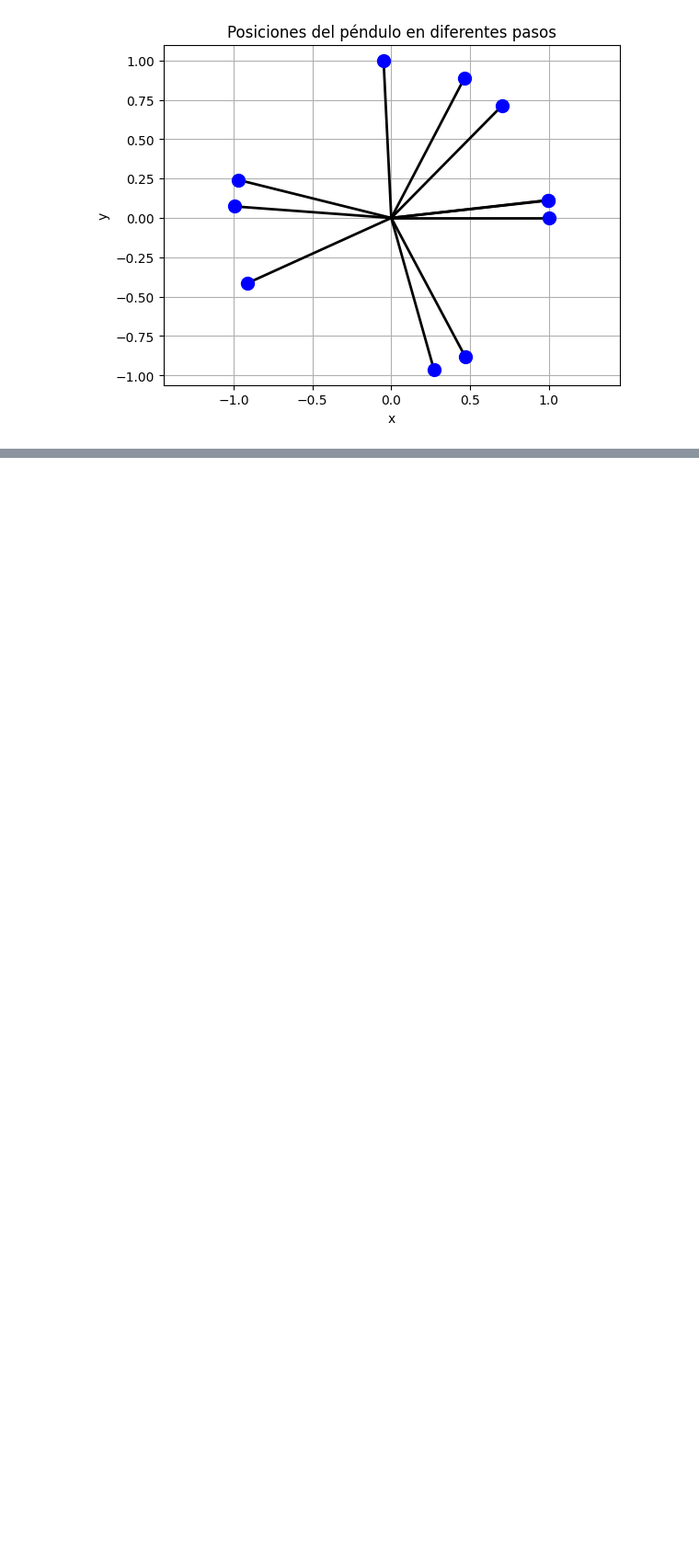
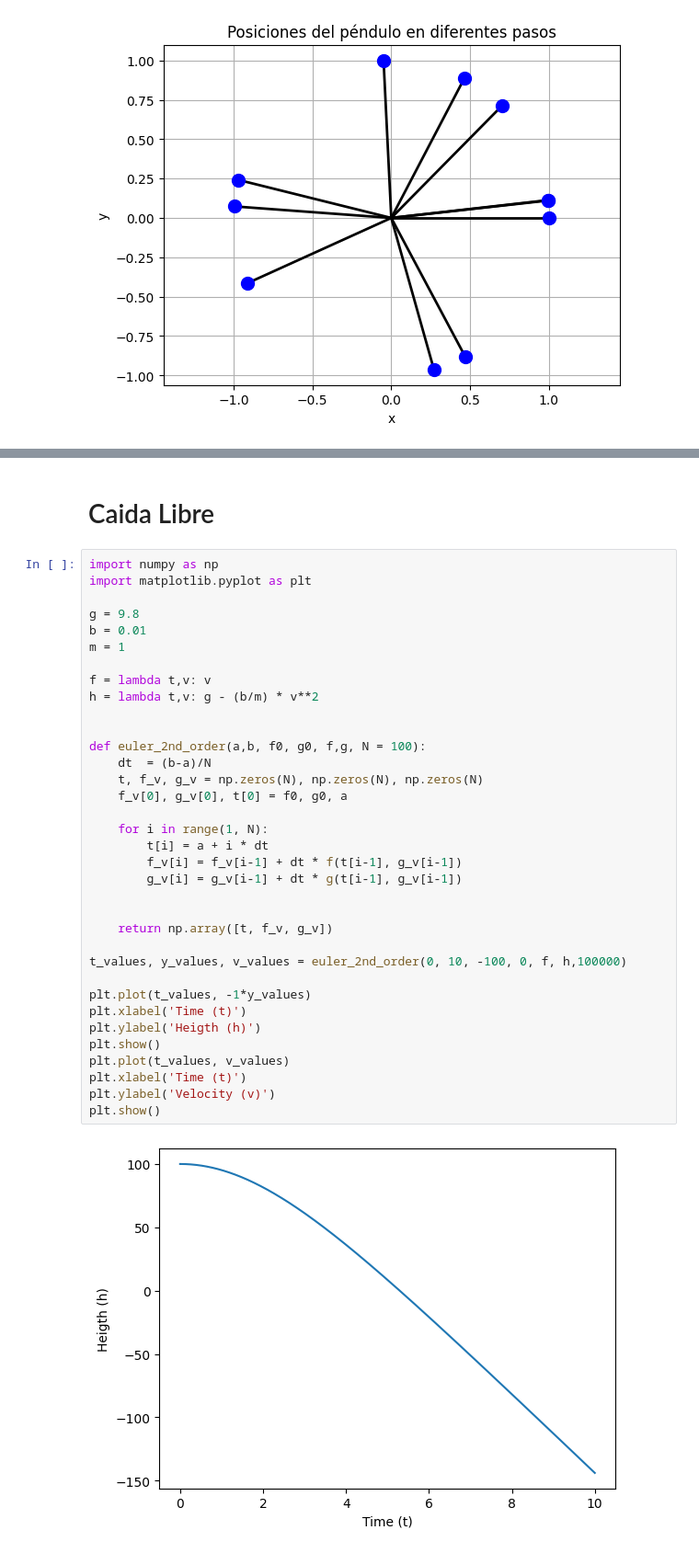
Before and after one commit to Another-DevX/Metodos-computacionales, a Jupyter notebook: ecuaciones_diferenciales/euler.ipynb, the cells around one changed output, grey strips where cells are left out. Shown at 92% size. Cells and saved outputs as stored; diff of their text form; blank space fills up the shorter version.

```diff
--- a/ecuaciones_diferenciales/euler.ipynb
+++ b/ecuaciones_diferenciales/euler.ipynb
@@ -125,0 +156,39 @@ plt.show()
+# %% [markdown]
+# Caida Libre
+# %%
+import numpy as np
+import matplotlib.pyplot as plt
+
+g = 9.8
+b = 0.01
+m = 1
+
+f = lambda t,v: v
+h = lambda t,v: g - (b/m) * v**2
+
+
+def euler_2nd_order(a,b, f0, g0, f,g, N = 100):
+    dt  = (b-a)/N
+    t, f_v, g_v = np.zeros(N), np.zeros(N), np.zeros(N)
+    f_v[0], g_v[0], t[0] = f0, g0, a
+
+    for i in range(1, N):
+        t[i] = a + i * dt
+        f_v[i] = f_v[i-1] + dt * f(t[i-1], g_v[i-1])
+        g_v[i] = g_v[i-1] + dt * g(t[i-1], g_v[i-1])
+
+
+    return np.array([t, f_v, g_v])
+
+t_values, y_values, v_values = euler_2nd_order(0, 10, -100, 0, f, h,100000)
+
+plt.plot(t_values, -1*y_values)
+plt.xlabel('Time (t)')
+plt.ylabel('Heigth (h)')
+plt.show()
+plt.plot(t_values, v_values)
+plt.xlabel('Time (t)')
+plt.ylabel('Velocity (v)')
+plt.show()
+# %% [output]
+[figure, added]
```
Also changed, not shown: parts of 2 cells of this notebook, 2 other files.
